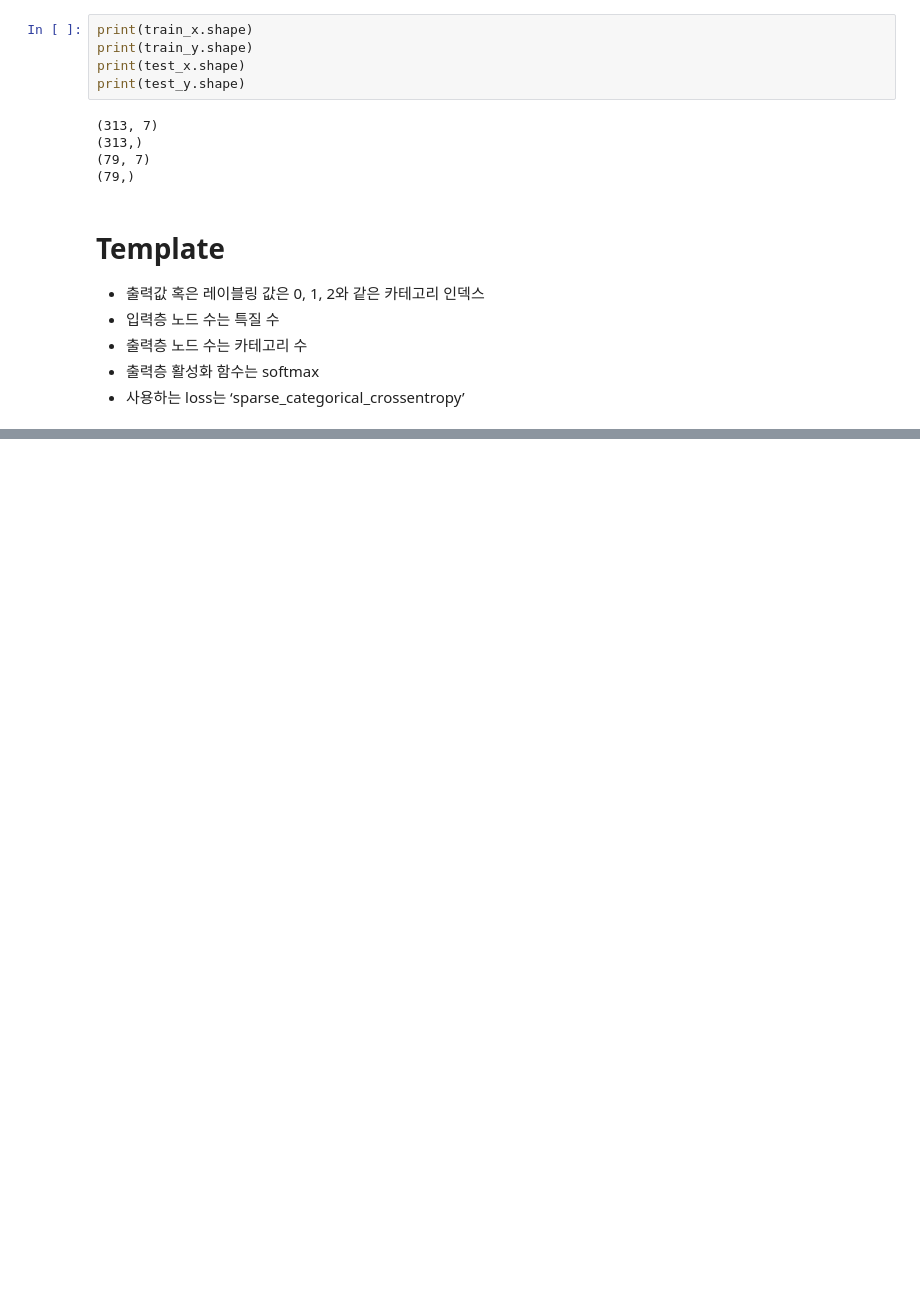
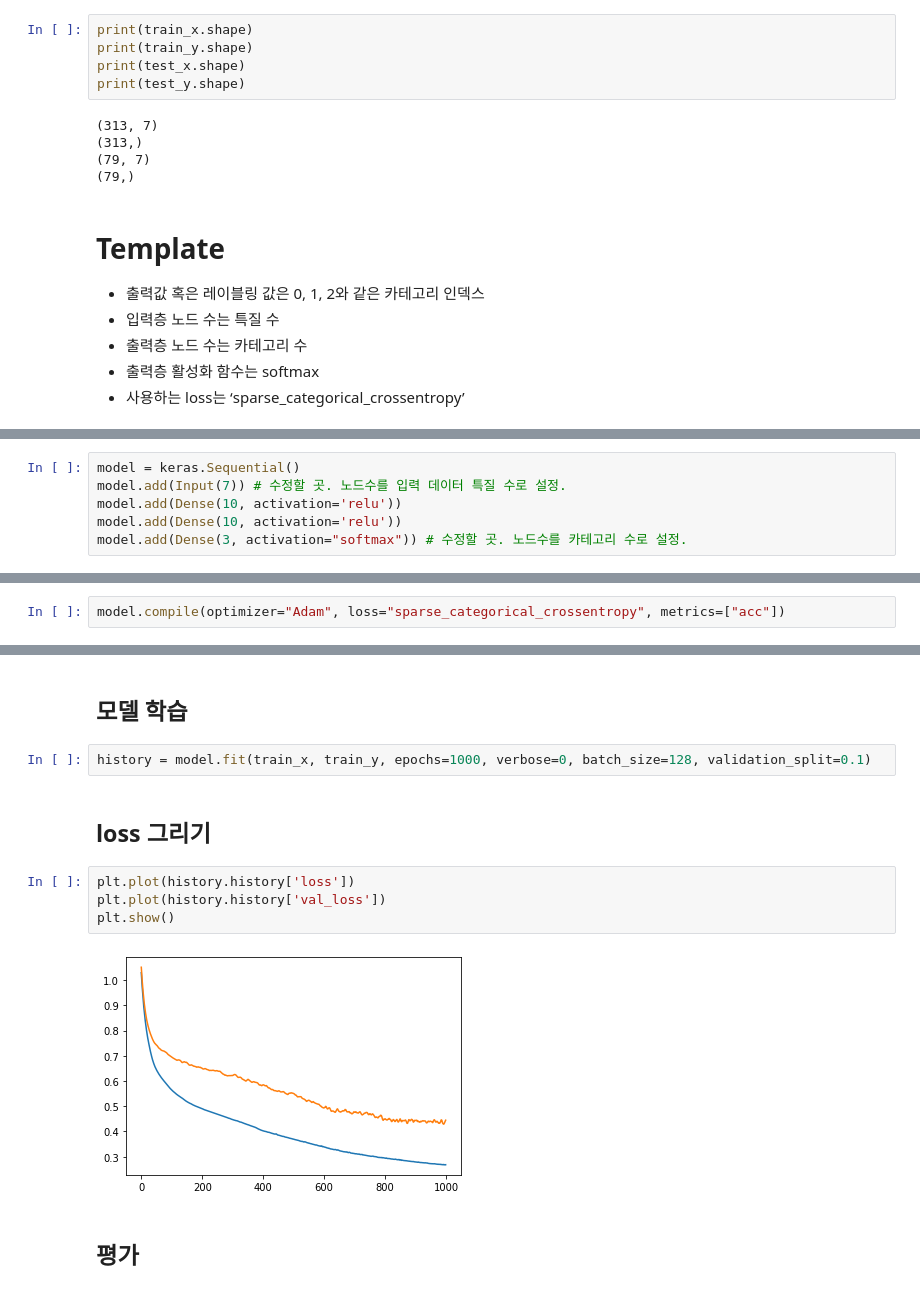
Before and after one commit to dhrim/keras_howto_2021, a Jupyter notebook: class7/template_attribute_data_classification.ipynb, the cells around one changed output, grey strips where cells are left out. Cells and saved outputs as stored; diff of their text form; blank space fills up the shorter version.

```diff
--- a/class7/template_attribute_data_classification.ipynb
+++ b/class7/template_attribute_data_classification.ipynb
@@ -134,0 +152,6 @@ acc= 0.797468364238739
+# %%
+model = keras.Sequential()
+model.add(Input(7)) # 수정할 곳. 노드수를 입력 데이터 특질 수로 설정.
+model.add(Dense(10, activation='relu'))
+model.add(Dense(10, activation='relu'))
+model.add(Dense(3, activation="softmax")) # 수정할 곳. 노드수를 카테고리 수로 설정.
@@ -134,0 +160,2 @@ acc= 0.797468364238739
+# %%
+model.compile(optimizer="Adam", loss="sparse_categorical_crossentropy", metrics=["acc"])
@@ -134,0 +182,14 @@ acc= 0.797468364238739
+# %% [markdown]
+## 모델 학습
+# %%
+history = model.fit(train_x, train_y, epochs=1000, verbose=0, batch_size=128, validation_split=0.1)
+# %% [markdown]
+## loss  그리기
+# %%
+plt.plot(history.history['loss'])
+plt.plot(history.history['val_loss'])
+plt.show()
+# %% [output]
+[figure, added]
+# %% [markdown]
+## 평가
```
Also changed, not shown: parts of 15 cells of this notebook.
